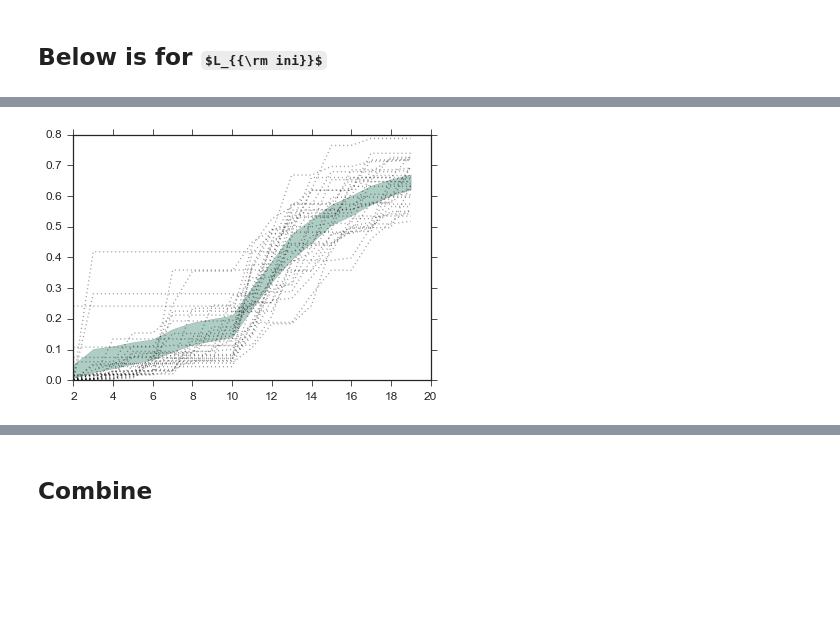
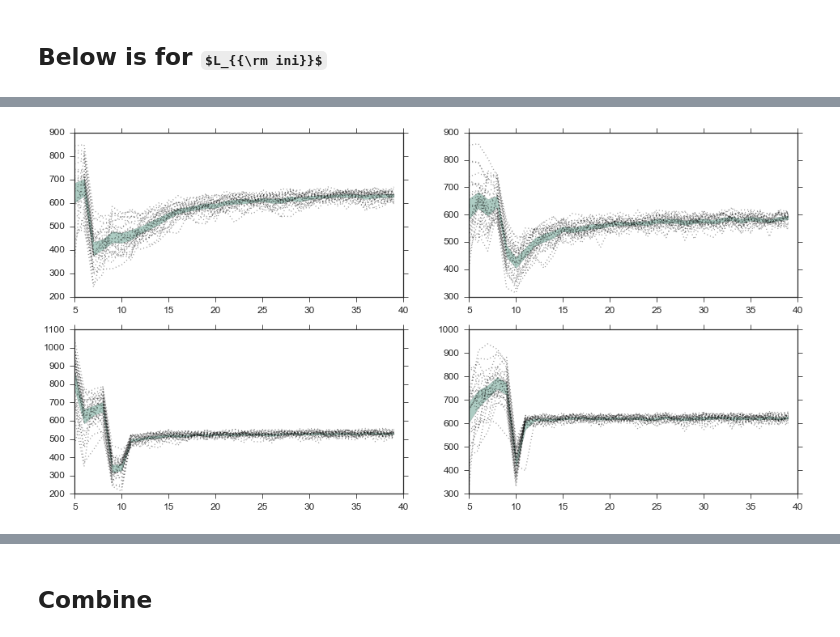
Before and after one commit to DesignInformaticsLab/EcoRacer2016, a Jupyter notebook: simulation_study/Plot_Likelihood.ipynb, the cells around one changed output, grey strips where cells are left out. Cells and saved outputs as stored; diff of their text form; code cells hidden in the pictures; some formulas as TeX source; blank space fills up the shorter version.

```diff
--- a/simulation_study/Plot_Likelihood.ipynb
+++ b/simulation_study/Plot_Likelihood.ipynb
@@ -150,40 +150,66 @@ plt.tight_layout()
 # %% [markdown]
 ## Below is for $L_{{\rm ini}}$
 # %%
-file_address = 'solution_obj_name_branin_maxiter_100_repeat_30.pkl'
-with open(file_address, 'r') as f:
-    dat = pickle.load(f)
-true_lam = 1
-## dat['solution'][true_lam, coor_or_ei, no_samples]
-solution_X = np.dstack([i[true_lam][0][:20,:].T for i in dat['solution']])
-solution_y = np.dstack([i[true_lam][1][:20] for i in dat['solution']])
-
-print solution_X.shape, solution_y.shape
-# print solution[0,0,1].shape
-# solution_X[1,:10,0]
-
-# %matplotlib inline
-
-## solution_X[dimension, sample, trial]
-# plt.plot(solution_X[0,:10,0],solution_X[1,:10,0], marker='o', ls='--');
-
 from scipy.spatial.distance import pdist, cdist, squareform
 from pyDOE import lhs
 from scipy.misc import logsumexp
 import scikits.bootstrap as boot
 
-# print pdist(solution_X[:,:2,0].T)
-E_true = np.array([[pdist(solution_X[:,:i,j].T).min() for i in range(2,20)] for j in range(30)])
-# solution_X[:][0].shape
-# dat['solution']
-print E_true.shape
-plt.plot(range(2,20), np.exp(-E_true).T, color='k', alpha=.4, ls=':')
 
+file_address = 'solution_obj_name_branin_maxiter_100_repeat_30.pkl'
+with open(file_address, 'r') as f:
+    dat = pickle.load(f)
+f,axes = plt.subplots(nrows=2, ncols=2, figsize=(16,8))
+for n,ax in enumerate(axes.flatten()):
+    true_lam = n
+## dat['solution'][true_lam, coor_or_ei, no_samples]
+    solution_X = np.dstack([i[true_lam][0][:40,:].T for i in dat['solution']])
+    solution_y = np.dstack([i[true_lam][1][:40] for i in dat['solution']])
+
+    print solution_X.shape, solution_y.shape
+    # print solution[0,0,1].shape
+    # solution_X[1,:10,0]
+
+    # %matplotlib inline
+
+    ## solution_X[dimension, sample, trial]
+    # plt.plot(solution_X[0,:10,0],solution_X[1,:10,0], marker='o', ls='--');
+
+
+
+    # print pdist(solution_X[:,:2,0].T)
+    E_true = np.array([[pdist(solution_X[:,:i,j].T).min() for i in range(5,40)] for j in range(30)])
+    # solution_X[:][0].shape
+    # dat['solution']
+    print E_true.shape
+    # plt.plot(range(5,40), np.exp(-E_true).T, color='k', alpha=.4, ls=':')
+
+    all_p = np.zeros((30,35))
+    alpha=100.
+    for trial in range(30):
+        t_samp = range(5,40)
+        p = np.zeros_like(t_samp) # initialize
+        for n,tr in enumerate(range(5,40)):
+            true_set = solution_X[:,:tr, 0].T
+            bounds = np.array([[-5, 10], [0, 15]])  # for branin
+        #     samples = lhs(2, 100)
+            samples = np.random.uniform(size=(1000,2))
+            samples = samples*(bounds[:, 1]-bounds[:, 0])+bounds[:, 0]
+            E_samp = (cdist(true_set[:-1],samples).min(axis=0))
+            log_prob = alpha*E_true[trial,n] - logsumexp(alpha*np.append(E_samp.T, E_true[trial,n]).T)
+            p[n] = -log_prob
+        ax.plot(t_samp, p, color='k', alpha=.4, ls=':')
+        all_p[trial,:]=p
+    # lo_hi = np.zeros((35,2))
+    for n,i in enumerate(range(5,40)):
+        lo_hi[n] = boot.ci(all_p[:,n], np.mean, alpha=.05)
+    # print lo_hi
+    ax.fill_between(range(5,40), lo_hi[:,0],lo_hi[:,1], alpha=.4)
 # print tuple([i for i in np.exp(-E_true)])
 
-lo_hi = np.zeros((18,2))
-for n,i in enumerate(range(2,20)):
-    lo_hi[n] = boot.ci(np.exp(-E_true[:,n]), np.mean, alpha=.05)
-# print lo_hi
-plt.fill_between(range(2,20), lo_hi[:,0],lo_hi[:,1], alpha=.4)
+# lo_hi = np.zeros((35,2))
+# for n,i in enumerate(range(5,40)):
+#     lo_hi[n] = boot.ci(np.exp(-E_true[:,n]), np.mean, alpha=.05)
+# # print lo_hi
+# plt.fill_between(range(5,40), lo_hi[:,0],lo_hi[:,1], alpha=.4)
 # %% [output]
@@ -193,4 +224,4 @@ plt.fill_between(range(2,20), lo_hi[:,0],lo_hi[:,1], alpha=.4)
-[figure, old version]
+[figure, new version]
 # %%
 from sklearn.preprocessing import MinMaxScaler
 def cuml_like(arr1, arr2):
```
Also changed, not shown: parts of 17 cells of this notebook.
